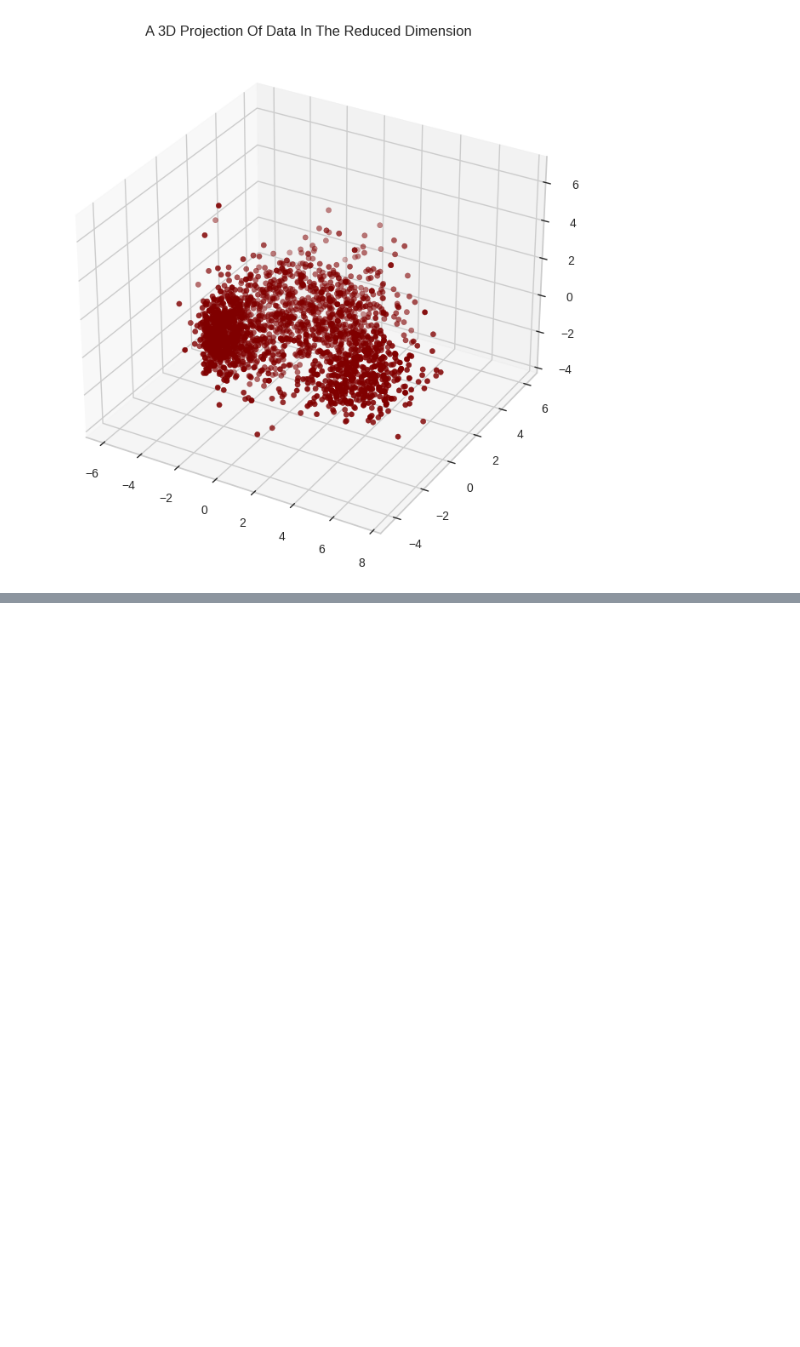
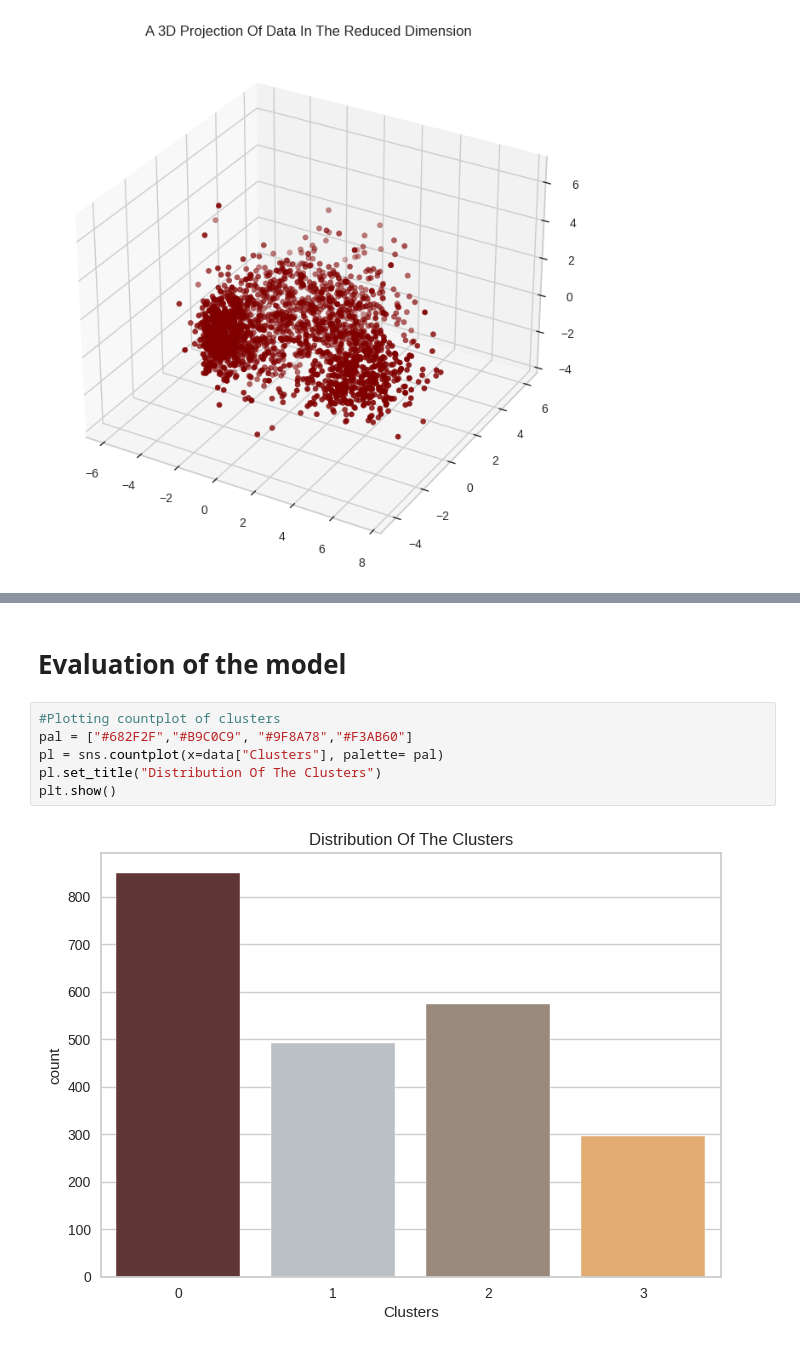
Before and after one commit to INCREDIBLE-AURNOB/Customer-Personality-Analysis, a Jupyter notebook: Customer_Personality_Analysis_clustering.ipynb, the cells around one changed output, grey strips where cells are left out. Cells and saved outputs as stored; diff of their text form; blank space fills up the shorter version.

```diff
--- a/Customer_Personality_Analysis_clustering.ipynb
+++ b/Customer_Personality_Analysis_clustering.ipynb
@@ -328,0 +376,10 @@ plt.show()
+# %% [markdown]
+# Evaluation of the model
+# %%
+#Plotting countplot of clusters
+pal = ["#682F2F","#B9C0C9", "#9F8A78","#F3AB60"]
+pl = sns.countplot(x=data["Clusters"], palette= pal)
+pl.set_title("Distribution Of The Clusters")
+plt.show()
+# %% [output]
+[figure, added]
```
Also changed, not shown: parts of 12 cells of this notebook.
